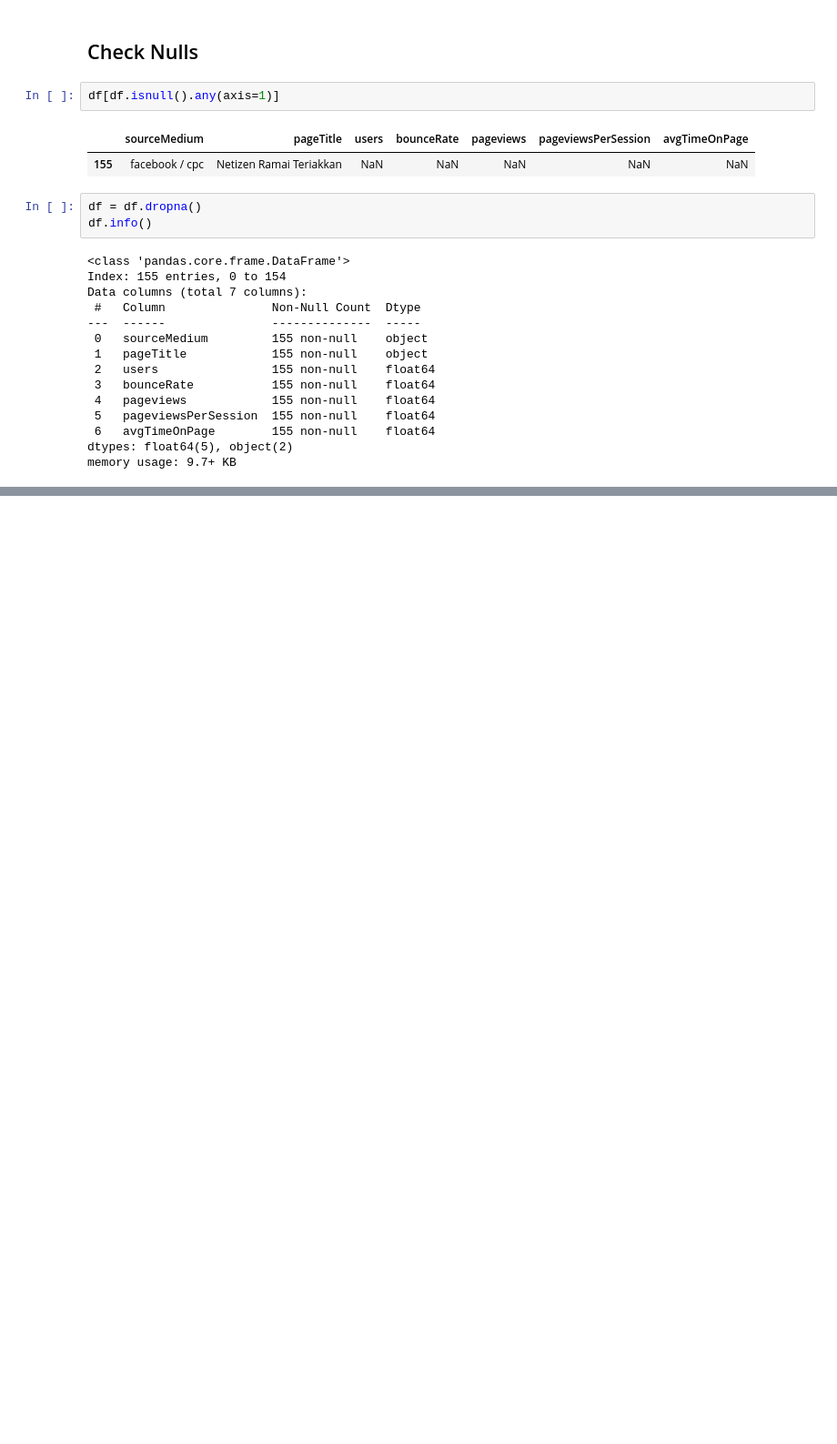
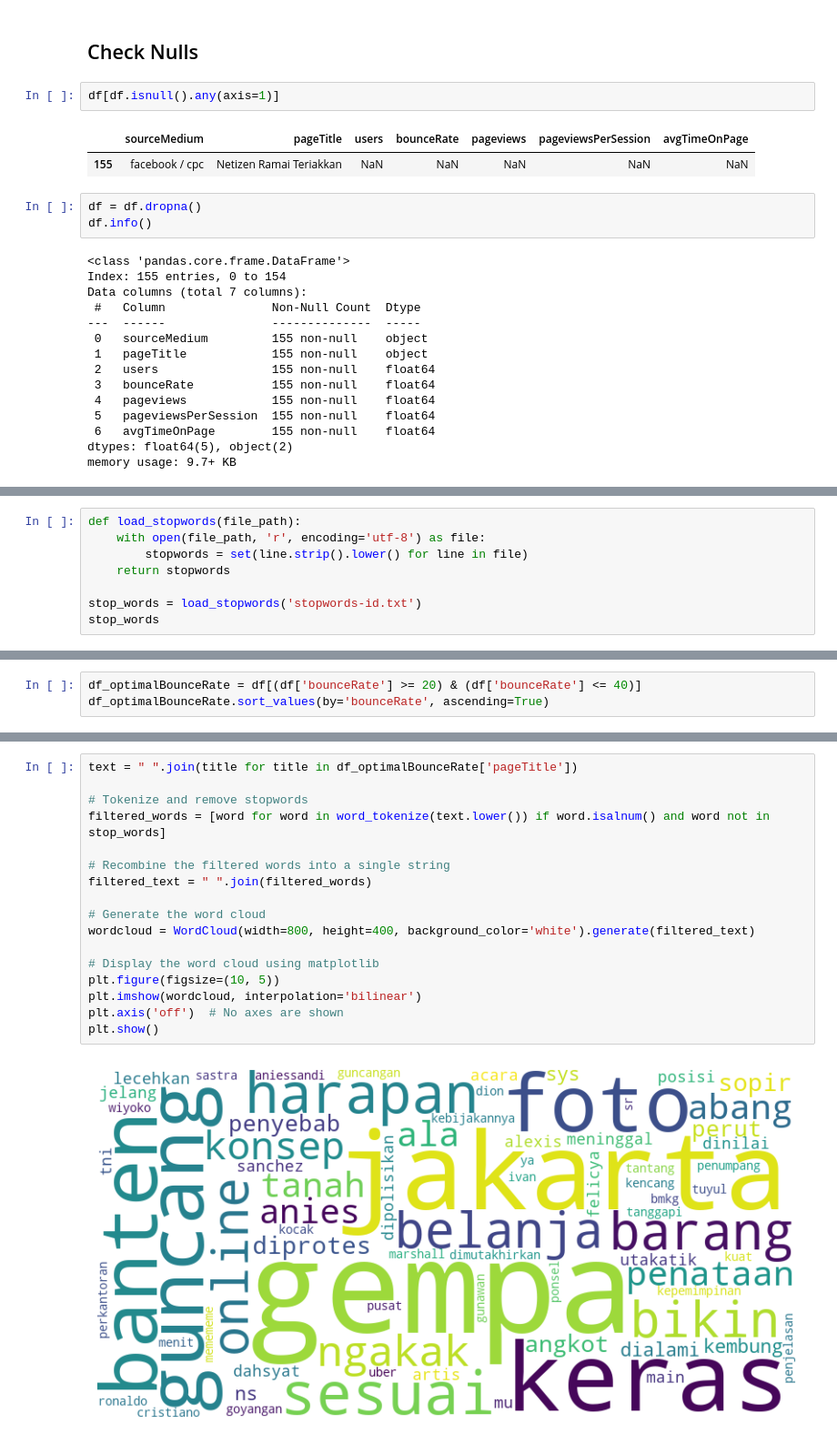
Before and after one commit to xylamaharani/LDA-TopicAnalysis-Detik.com, a Jupyter notebook: analisis.ipynb, the cells around one changed output, grey strips where cells are left out. Shown at 91% size. Cells and saved outputs as stored; diff of their text form; blank space fills up the shorter version.

Commit message:
word cloud implementation

```diff
--- a/analisis.ipynb
+++ b/analisis.ipynb
@@ -123,0 +195,8 @@ memory usage: 9.7+ KB
+# %%
+def load_stopwords(file_path):
+    with open(file_path, 'r', encoding='utf-8') as file:
+        stopwords = set(line.strip().lower() for line in file)
+    return stopwords
+
+stop_words = load_stopwords('stopwords-id.txt')
+stop_words
@@ -123,0 +329,3 @@ memory usage: 9.7+ KB
+# %%
+df_optimalBounceRate = df[(df['bounceRate'] >= 20) & (df['bounceRate'] <= 40)]
+df_optimalBounceRate.sort_values(by='bounceRate', ascending=True)
@@ -123,0 +349,19 @@ memory usage: 9.7+ KB
+# %%
+text = " ".join(title for title in df_optimalBounceRate['pageTitle'])
+
+# Tokenize and remove stopwords
+filtered_words = [word for word in word_tokenize(text.lower()) if word.isalnum() and word not in stop_words]
+
+# Recombine the filtered words into a single string
+filtered_text = " ".join(filtered_words)
+
+# Generate the word cloud
+wordcloud = WordCloud(width=800, height=400, background_color='white').generate(filtered_text)
+
+# Display the word cloud using matplotlib
+plt.figure(figsize=(10, 5))
+plt.imshow(wordcloud, interpolation='bilinear')
+plt.axis('off')  # No axes are shown
+plt.show()
+# %% [output]
+[figure, added]
```
Also changed, not shown: parts of 31 cells of this notebook, 1 other file.
